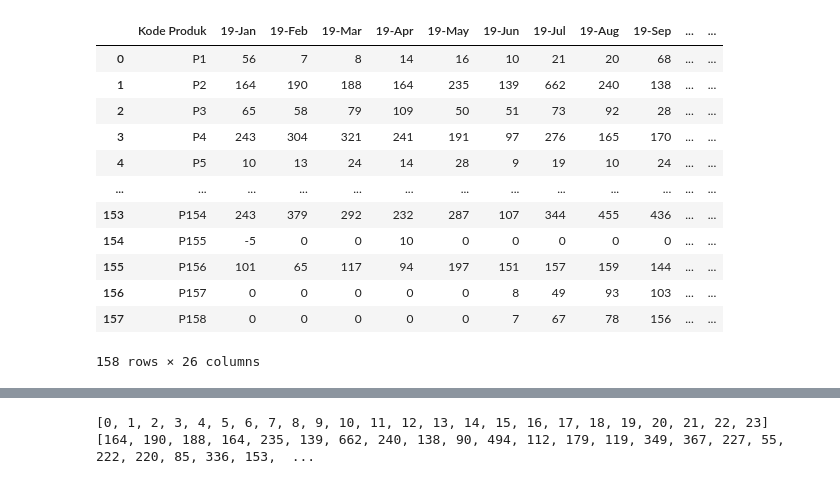
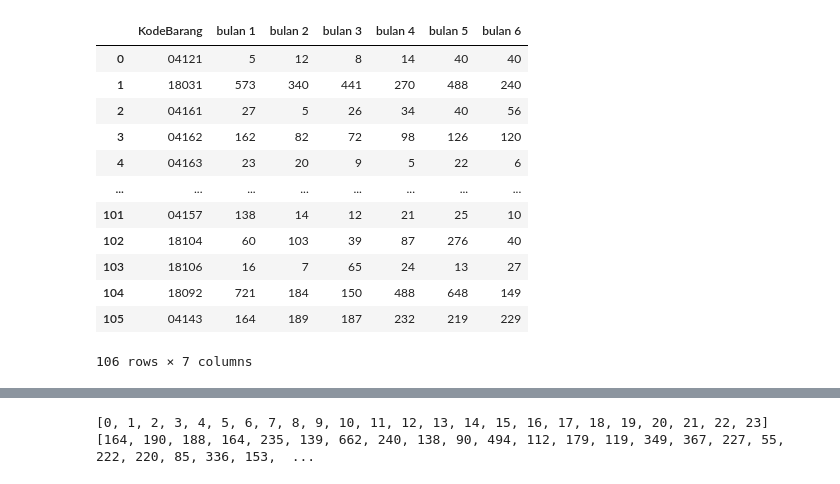
Before and after one commit to IritaSee/product_performance_blstm, a Jupyter notebook: product_test.ipynb, the cells around one changed output, grey strips where cells are left out. Cells and saved outputs as stored; diff of their text form; code cells hidden in the pictures.

Commit message:
modify product test

```diff
--- a/product_test.ipynb
+++ b/product_test.ipynb
@@ -5,19 +5,20 @@ import numpy as np
 import matplotlib.pyplot as plt
 from sklearn.preprocessing import MinMaxScaler
 # %%
-data=pd.read_csv('dataset.csv')
+# data=pd.read_csv('dataset.csv')
+data = pd.read_excel('dataset_new.xlsx', sheet_name='test')
 data
 # %% [output]
-|  | Kode Produk | 19-Jan | 19-Feb | 19-Mar | 19-Apr | 19-May | 19-Jun | 19-Jul | 19-Aug | 19-Sep | ... | ... |
-| 0 | P1 | 56 | 7 | 8 | 14 | 16 | 10 | 21 | 20 | 68 | ... | ... |
-| 1 | P2 | 164 | 190 | 188 | 164 | 235 | 139 | 662 | 240 | 138 | ... | ... |
-| 2 | P3 | 65 | 58 | 79 | 109 | 50 | 51 | 73 | 92 | 28 | ... | ... |
-| 3 | P4 | 243 | 304 | 321 | 241 | 191 | 97 | 276 | 165 | 170 | ... | ... |
-| 4 | P5 | 10 | 13 | 24 | 14 | 28 | 9 | 19 | 10 | 24 | ... | ... |
-| ... | ... | ... | ... | ... | ... | ... | ... | ... | ... | ... | ... | ... |
-| 153 | P154 | 243 | 379 | 292 | 232 | 287 | 107 | 344 | 455 | 436 | ... | ... |
-| 154 | P155 | -5 | 0 | 0 | 10 | 0 | 0 | 0 | 0 | 0 | ... | ... |
-| 155 | P156 | 101 | 65 | 117 | 94 | 197 | 151 | 157 | 159 | 144 | ... | ... |
-| 156 | P157 | 0 | 0 | 0 | 0 | 0 | 8 | 49 | 93 | 103 | ... | ... |
-| 157 | P158 | 0 | 0 | 0 | 0 | 0 | 7 | 67 | 78 | 156 | ... | ... |
+|  | KodeBarang | bulan 1 | bulan 2 | bulan 3 | bulan 4 | bulan 5 | bulan 6 |
+| 0 | 04121 | 5 | 12 | 8 | 14 | 40 | 40 |
+| 1 | 18031 | 573 | 340 | 441 | 270 | 488 | 240 |
+| 2 | 04161 | 27 | 5 | 26 | 34 | 40 | 56 |
+| 3 | 04162 | 162 | 82 | 72 | 98 | 126 | 120 |
+| 4 | 04163 | 23 | 20 | 9 | 5 | 22 | 6 |
+| ... | ... | ... | ... | ... | ... | ... | ... |
+| 101 | 04157 | 138 | 14 | 12 | 21 | 25 | 10 |
+| 102 | 18104 | 60 | 103 | 39 | 87 | 276 | 40 |
+| 103 | 18106 | 16 | 7 | 65 | 24 | 13 | 27 |
+| 104 | 18092 | 721 | 184 | 150 | 488 | 648 | 149 |
+| 105 | 04143 | 164 | 189 | 187 | 232 | 219 | 229 |
-158 rows × 26 columns
+106 rows × 7 columns
```
Also changed, not shown: parts of 7 cells of this notebook.
